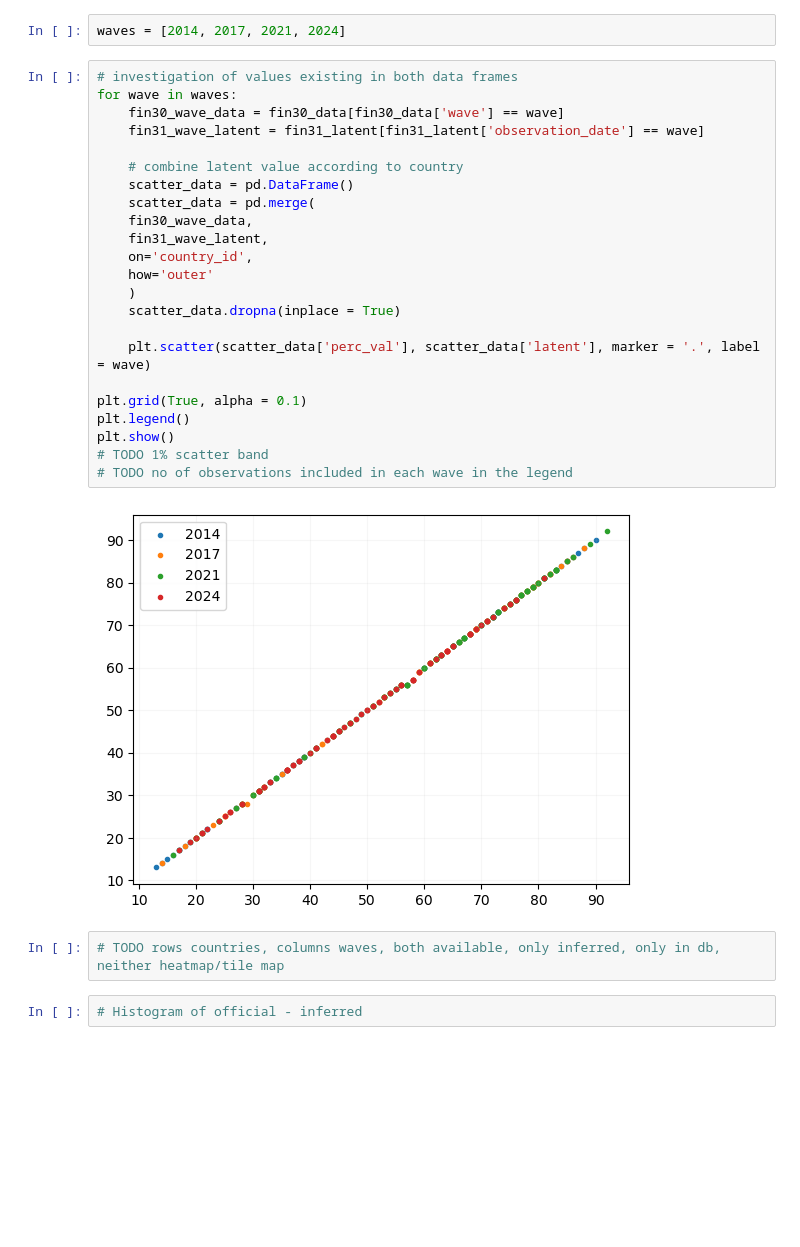
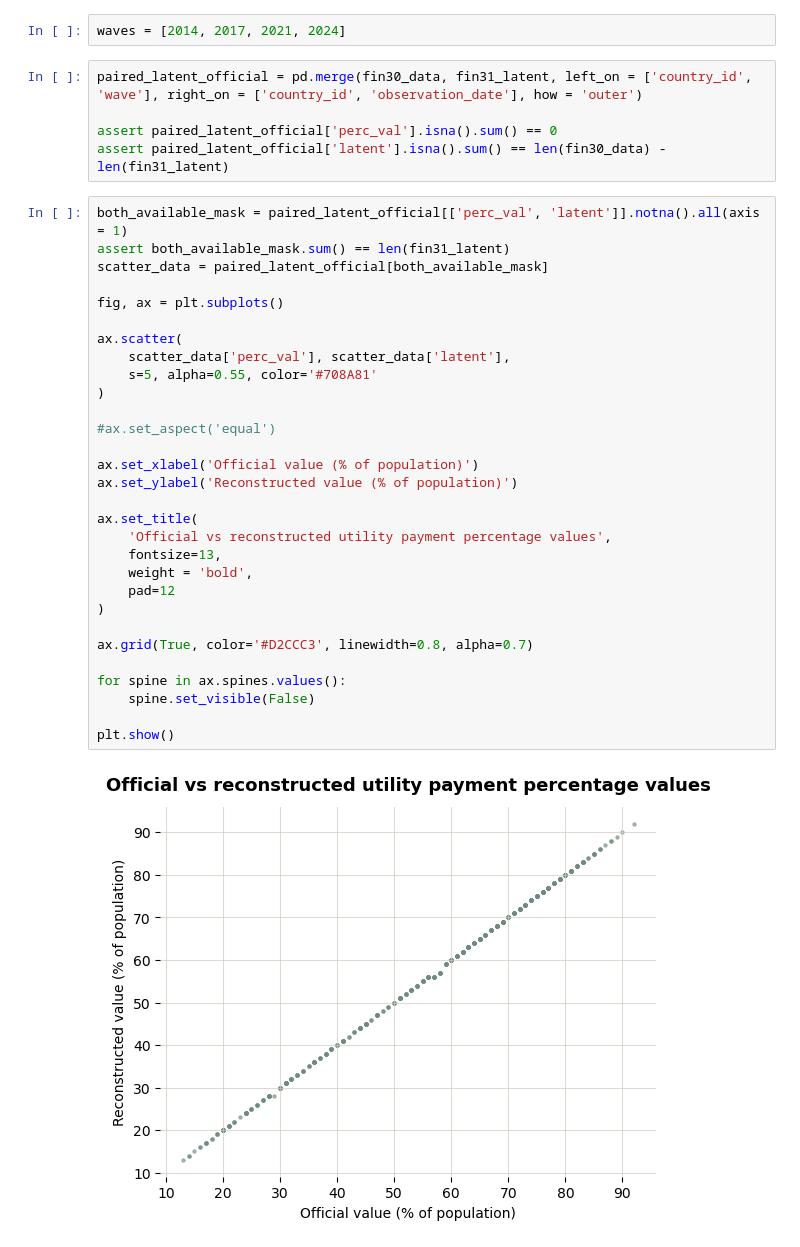
Before and after one commit to reebme/curated-data-sqlite, a Jupyter notebook: notebooks/03_findex_exploration_additional_info.ipynb, the cells around one changed output. Saved outputs shown, nothing was run; the diff lists cells and outputs as text; blank space fills up the shorter version.

Commit message:
Added comparison between calculated and official values for 'Made utility payment...'

```diff
--- a/notebooks/03_findex_exploration_additional_info.ipynb
+++ b/notebooks/03_findex_exploration_additional_info.ipynb
@@ -167,32 +170,40 @@ for wave in waves:
 ### Compare two results
 # %%
 waves = [2014, 2017, 2021, 2024]
-# %%
-# investigation of values existing in both data frames
-for wave in waves:
-    fin30_wave_data = fin30_data[fin30_data['wave'] == wave]
-    fin31_wave_latent = fin31_latent[fin31_latent['observation_date'] == wave]
-
-    # combine latent value according to country
-    scatter_data = pd.DataFrame()
-    scatter_data = pd.merge(
-    fin30_wave_data,
-    fin31_wave_latent,
-    on='country_id',
-    how='outer'
-    )
-    scatter_data.dropna(inplace = True)
-
-    plt.scatter(scatter_data['perc_val'], scatter_data['latent'], marker = '.', label = wave)
-
-plt.grid(True, alpha = 0.1)
-plt.legend()
-plt.show()
-# TODO 1% scatter band
-# TODO no of observations included in each wave in the legend
-# %% [output]
-[figure, removed]
-# %%
-# TODO rows countries, columns waves, both available, only inferred, only in db, neither heatmap/tile map
-# %%
-# Histogram of official - inferred
+# %%
+paired_latent_official = pd.merge(fin30_data, fin31_latent, left_on = ['country_id', 'wave'], right_on = ['country_id', 'observation_date'], how = 'outer')
+
+assert paired_latent_official['perc_val'].isna().sum() == 0
+assert paired_latent_official['latent'].isna().sum() == len(fin30_data) - len(fin31_latent)
+# %%
+both_available_mask = paired_latent_official[['perc_val', 'latent']].notna().all(axis = 1)
+assert both_available_mask.sum() == len(fin31_latent)
+scatter_data = paired_latent_official[both_available_mask]
+
+fig, ax = plt.subplots()
+
+ax.scatter(
+    scatter_data['perc_val'], scatter_data['latent'],
+    s=5, alpha=0.55, color='#708A81'
+)
+
+#ax.set_aspect('equal')
+
+ax.set_xlabel('Official value (% of population)')
+ax.set_ylabel('Reconstructed value (% of population)')
+
+ax.set_title(
+    'Official vs reconstructed utility payment percentage values',
+    fontsize=13,
+    weight = 'bold',
+    pad=12
+)
+
+ax.grid(True, color='#D2CCC3', linewidth=0.8, alpha=0.7)
+
+for spine in ax.spines.values():
+    spine.set_visible(False)
+
+plt.show()
+# %% [output]
+[figure, added]
```
Also changed, not shown: parts of 4 cells of this notebook.
